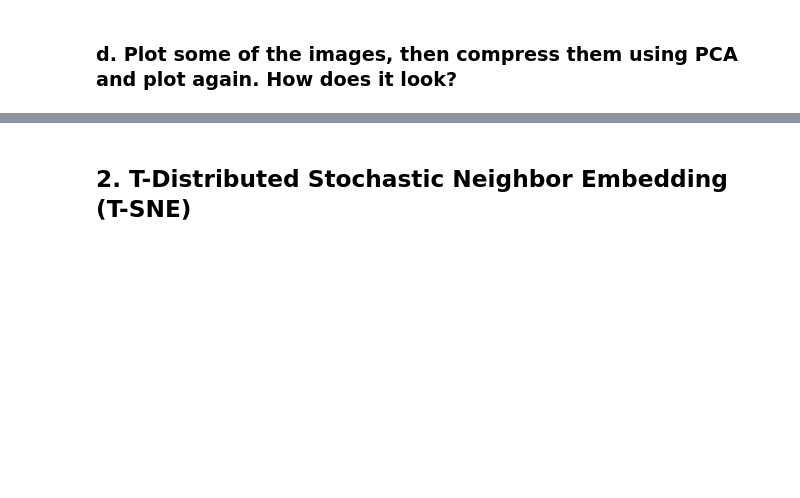
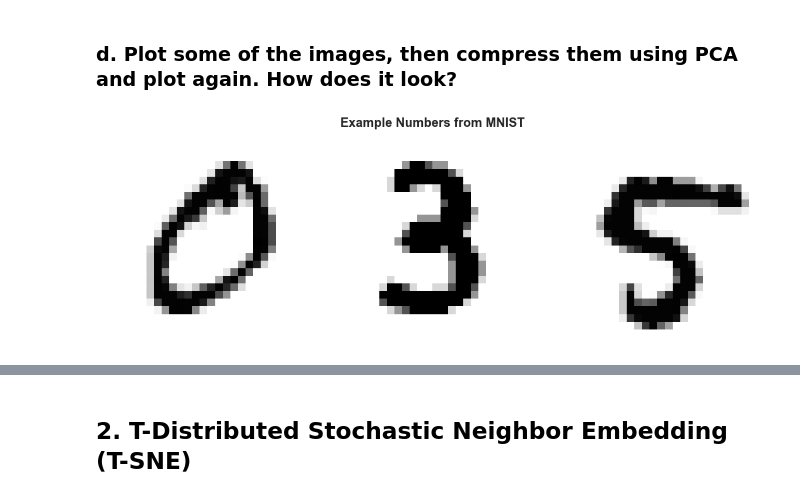
Before and after one commit to asfabiano/byu_econ_applied_machine_learning, a Jupyter notebook: homeworks/HW5/Homework_5.ipynb, the cells around one changed output, grey strips where cells are left out. Saved outputs shown, nothing was run; the diff lists cells and outputs as text; code cells hidden in the pictures; blank space fills up the shorter version.

Commit message:
finished tsne function and first graphic

```diff
--- a/homeworks/HW5/Homework_5.ipynb
+++ b/homeworks/HW5/Homework_5.ipynb
@@ -137,3 +138,21 @@ answer question above...
 ### c. Why would you use PCA? What is it doing? And what are the drawbacks?
 # %% [markdown]
 ### d. Plot some of the images, then compress them using PCA and plot again. How does it look?
+# %%
+plt.figure(figsize=(15,5))
+plt.suptitle("Original Example Numbers from MNIST", fontsize=20, y=1.03, fontweight='bold')
+plt.subplot(1,3,1)
+plt.imshow(X[0].reshape((28,28)), cmap='Greys')
+plt.xticks([])
+plt.yticks([])
+plt.subplot(1,3,2)
+plt.imshow(X[64000].reshape((28,28)), cmap='Greys')
+plt.xticks([])
+plt.yticks([])
+plt.subplot(1,3,3)
+plt.imshow(X[33000].reshape((28,28)), cmap='Greys')
+plt.xticks([])
+plt.yticks([])
+plt.tight_layout()
+# %% [output]
+[figure, added]
```
Also changed, not shown: parts of 7 cells of this notebook.
